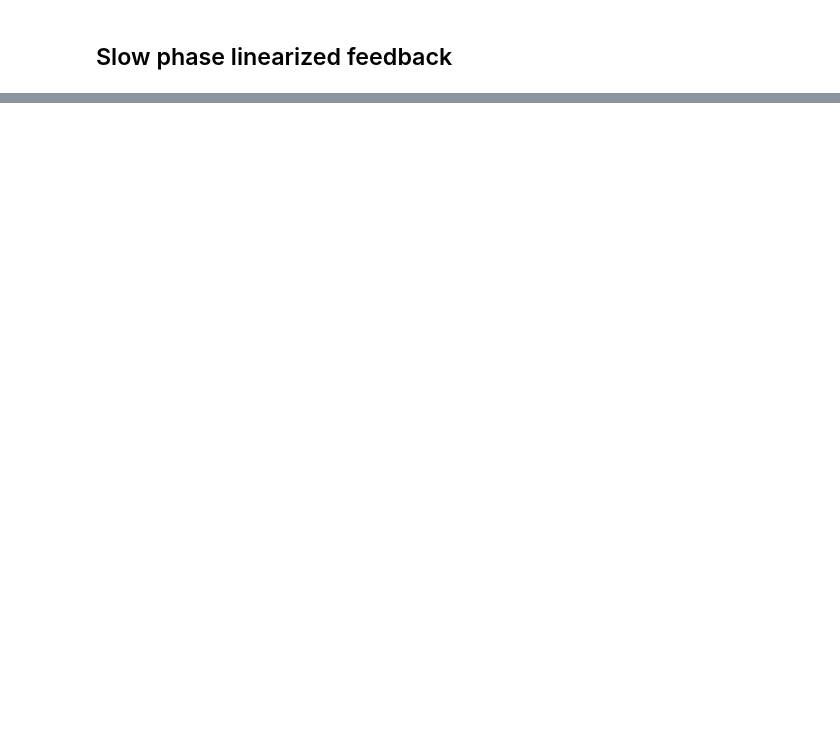
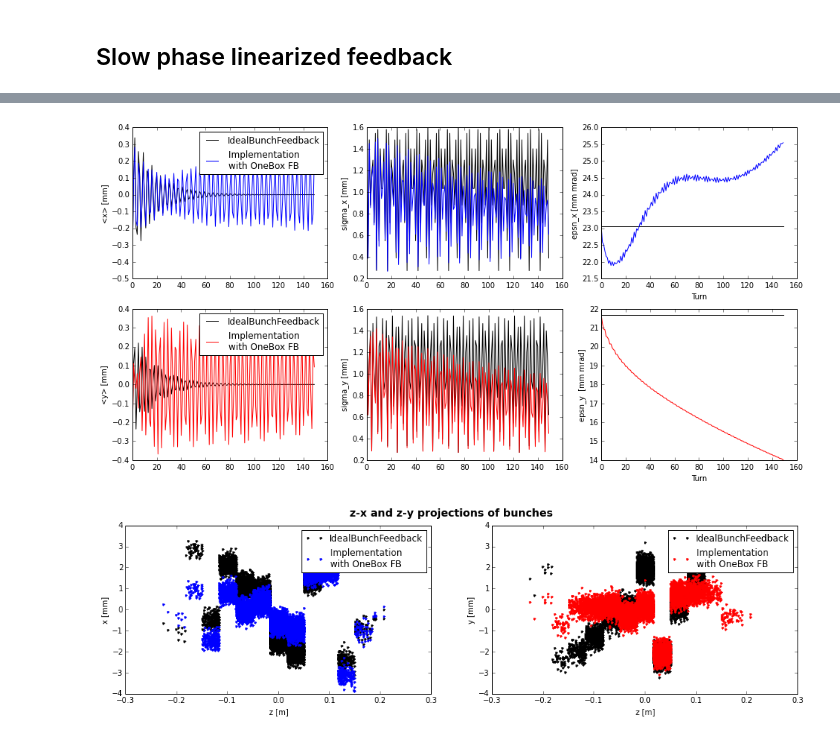
Before and after one commit to jkomppula/PyHEADTAIL_feedback, a Jupyter notebook: interactive-tests/realistic_feedback_test.ipynb, the cells around one changed output, grey strips where cells are left out. Drawn from its saved outputs; the diff is of its cells as text; code cells hidden in the pictures; blank space fills up the shorter version.

```diff
--- a/interactive-tests/realistic_feedback_test.ipynb
+++ b/interactive-tests/realistic_feedback_test.ipynb
@@ -353,0 +354,47 @@ compare_projections( bunch_IdealBunchFB, bunch_fast_FB, 'IdealBunchFeedback', 'I
+# %%
+# CASE II
+# This is similar to CASE I, but cutoff frequencies are lower.
+
+bunch_fast_FB = copy.deepcopy(bunch_ref)
+tracker_fast_FB = BunchTracker(bunch_fast_FB)
+
+#Cut off frequency of the pickup and the kicker
+f_c_pickup = 1e10
+f_c_kicker = 1e9
+
+# Parameters of the register
+# Betatron phase shifts per turn
+omega_x = 2.*pi*Q_x
+omega_y = 2.*pi*Q_y
+#delay in the register [turns]
+n_delay = 2
+#The number of turns averaged
+n_avg = 5
+
+# Parameters of the inverse weighter
+bunch_length = 0.2
+bunch_decay_length = 0.1
+maximum_weight = 150
+
+noise_level = 0
+
+signal_processors_x = [PickUp(noise_level,f_c_pickup),
+                       CosineSumRegister(omega_y,n_delay,n_avg),
+                       FermiDiracInverseWeighter(bunch_length,bunch_decay_length,maximum_weight),
+                       PhaseLinearizedLowpass(f_c_kicker)]
+
+signal_processors_y = [PickUp(noise_level,f_c_pickup),
+                       CosineSumRegister(omega_y,n_delay,n_avg),
+                       FermiDiracInverseWeighter(bunch_length,bunch_decay_length,maximum_weight),
+                       PhaseLinearizedLowpass(f_c_kicker)]
+
+feedback_map = OneboxFeedback(feedback_gain,slicer,signal_processors_x,signal_processors_y)
+total_map_FB = [i for i in trans_map] + [long_map] + [feedback_map]
+
+track(n_turns, bunch_fast_FB,total_map_FB,tracker_fast_FB)
+
+compare_traces(tracker_IdealBunchFB,tracker_fast_FB, 'IdealBunchFeedback', 'Implementation \nwith OneBox FB')
+compare_projections( bunch_IdealBunchFB, bunch_fast_FB, 'IdealBunchFeedback', 'Implementation \nwith OneBox FB')
+# %% [output]
+[figure, added]
+[figure, added]
```
Also changed, not shown: parts of 3 cells of this notebook, 2 other files.
